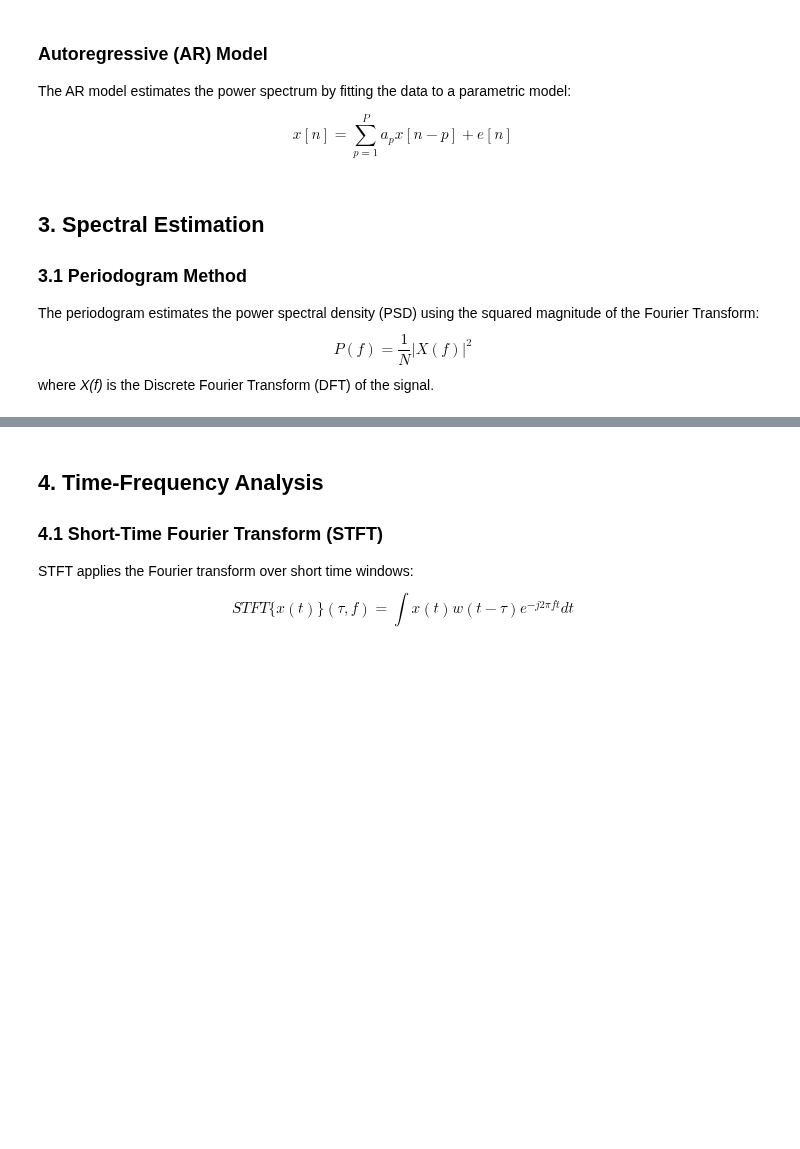
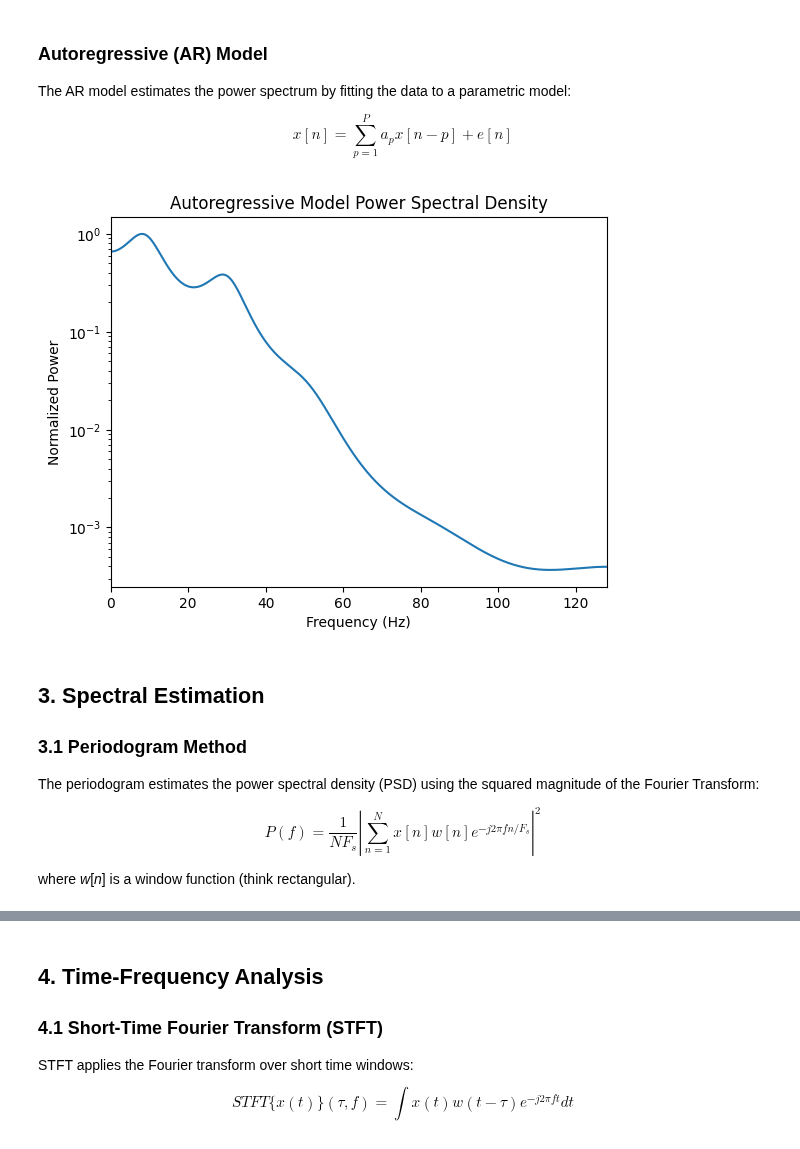
Before and after one commit to SMC-AAU-CPH/SPIS, a Jupyter notebook: 03-Fourier-Transform/03-MED-EEG.ipynb, the cells around one changed output, grey strips where cells are left out. Drawn from its saved outputs; the diff is of its cells as text; code cells hidden in the pictures; blank space fills up the shorter version.

```diff
--- a/03-Fourier-Transform/03-MED-EEG.ipynb
+++ b/03-Fourier-Transform/03-MED-EEG.ipynb
@@ -79,9 +87,30 @@ plt.show()
+# %%
+# Sensitive to P
+ar_order = 10
+# Estimated a coefficients using Yule-Walker
+ar_coeffs,_,noise_var = aryule(signal, ar_order)
+
+# Convert to PSD
+psd_ar = arma2psd(ar_coeffs, rho=0.5, T=1/fs, norm=True)
+# %%
+# Visualize
+plt.figure()
+plt.semilogy(np.linspace(0, fs, len(psd_ar)), psd_ar)
+plt.xlim(0, fs/2)
+plt.title("Autoregressive Model Power Spectral Density")
+plt.xlabel("Frequency (Hz)")
+plt.ylabel("Normalized Power")
+plt.show()
+# %% [output]
+[figure, added]
 # %% [markdown]
 ## 3. Spectral Estimation
 ### 3.1 Periodogram Method
 The periodogram estimates the power spectral density (PSD) using the squared magnitude of the Fourier Transform:
-$$ P(f) = \frac{1}{N} \left| X(f) \right|^2 $$
-where *X(f)* is the Discrete Fourier Transform (DFT) of the signal.
+
+$$ P(f) = \frac{1}{N F_s}\left|\sum_{n=1}^N x[n] w[n] e^{-j 2 \pi f n / F_s}\right|^2$$
+
+where *w*[*n*] is a window function (think rectangular).
 # %%
 freqs, psd = periodogram(signal, fs=fs)
 plt.figure()
```
Also changed, not shown: parts of 16 cells of this notebook.
